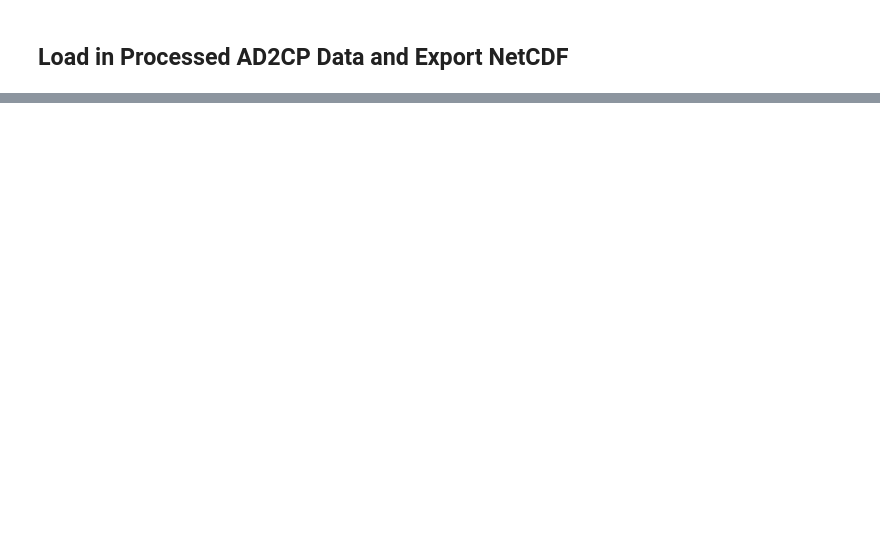
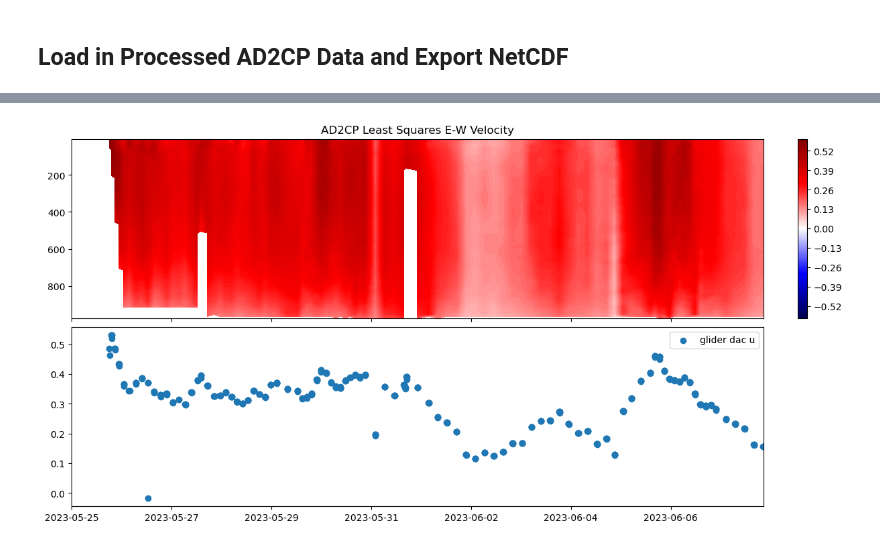
Before and after one commit to JGradone/Slocum-AD2CP, a Jupyter notebook: notebooks/Slocum_AD2CP_Processing_Ru36.ipynb, the cells around one changed output, grey strips where cells are left out. Drawn from its saved outputs; the diff is of its cells as text; code cells hidden in the pictures; blank space fills up the shorter version.

```diff
--- a/notebooks/Slocum_AD2CP_Processing_Ru36.ipynb
+++ b/notebooks/Slocum_AD2CP_Processing_Ru36.ipynb
@@ -348,0 +373,3 @@ Attributes:
+# %%
+ds = xr.open_dataset('../Passengers/AD2CP_data_leg2/processed_nc/Passengers2_ad2cp_20230525_to_20230614_magvar.nc')
+ds
@@ -348,0 +395,4 @@ Attributes:
+# %%
+gdf['time']=pd.to_datetime(gdf.time)
+gdf=gdf.set_index('time')
+gdf
@@ -348,0 +414,3 @@ Attributes:
+# %%
+sub_gdf=gdf['2023-05-25 18':'2023-06-07 20']
+sub_gdf
@@ -348,0 +432,24 @@ Attributes:
+# %%
+fig,ax=plt.subplots(2,1,figsize=(12,6),sharex=True,constrained_layout=True)
+
+a=ax[0].contourf(ds.time.values,ds.depth.values,ds.u_grid.values,cmap='seismic',levels=np.arange(-0.6,0.61,0.01))
+ax[0].invert_yaxis()
+ax[0].set_title('AD2CP Least Squares E-W Velocity')
+plt.colorbar(a,ax=ax[0])
+
+
+
+m_vx = sub_gdf.m_water_vx.values*np.cos(sub_gdf.m_gps_mag_var.values) + sub_gdf.m_water_vy.values*np.sin(sub_gdf.m_gps_mag_var.values)
+
+# plt.xticks(rotation=30)
+
+ax[1].scatter(sub_gdf.index,m_vx,label='glider dac u')
+ax[1].legend()
+
+xticks = pd.date_range('2023-05-25 ','2023-06-07 ',freq='2D')
+ax[1].set_xticks(xticks)
+# ax[1].set_xticklabels(xticks)
+
+plt.savefig('./figures/ad2cp_lsq_U_magvar.png')
+# %% [output]
+[figure, added]
```
Also changed, not shown: parts of 9 cells of this notebook.
